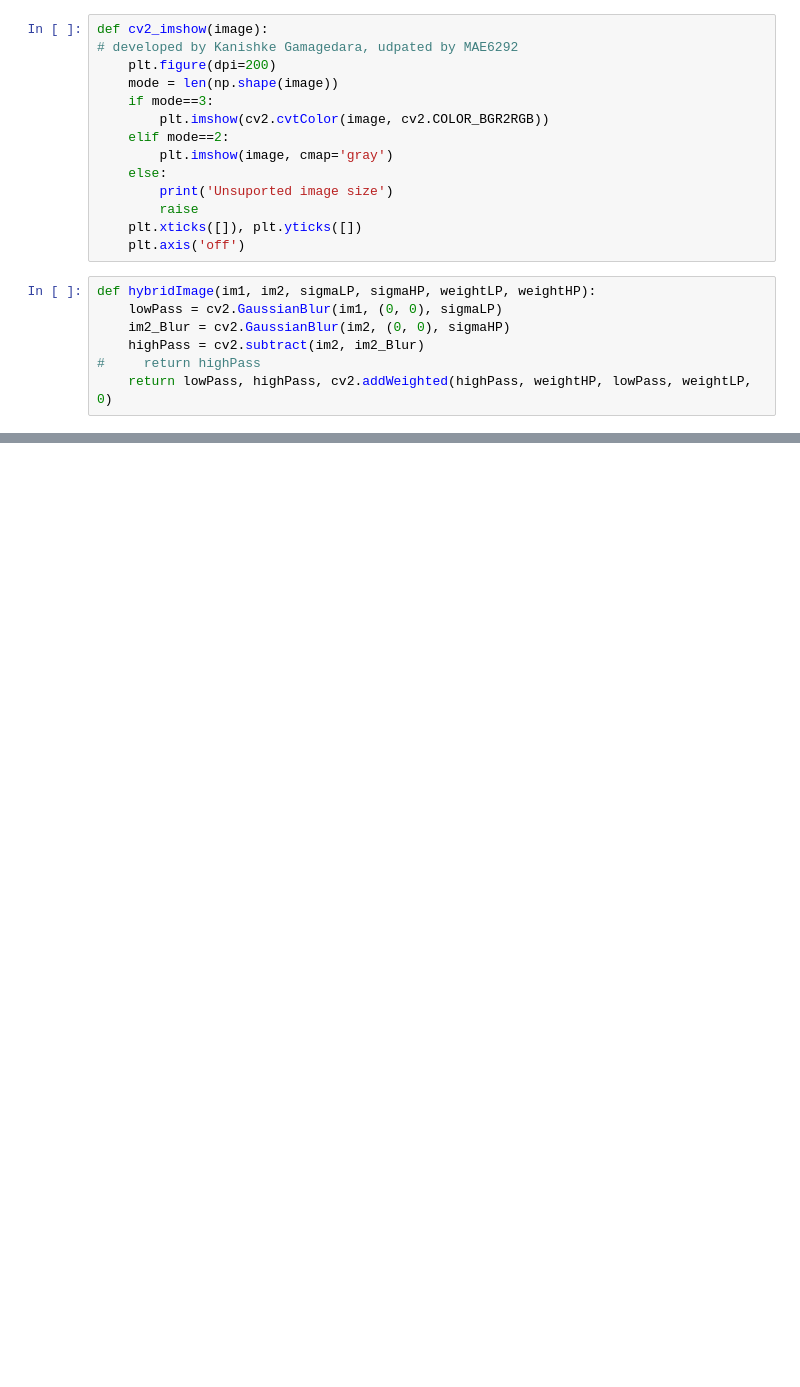
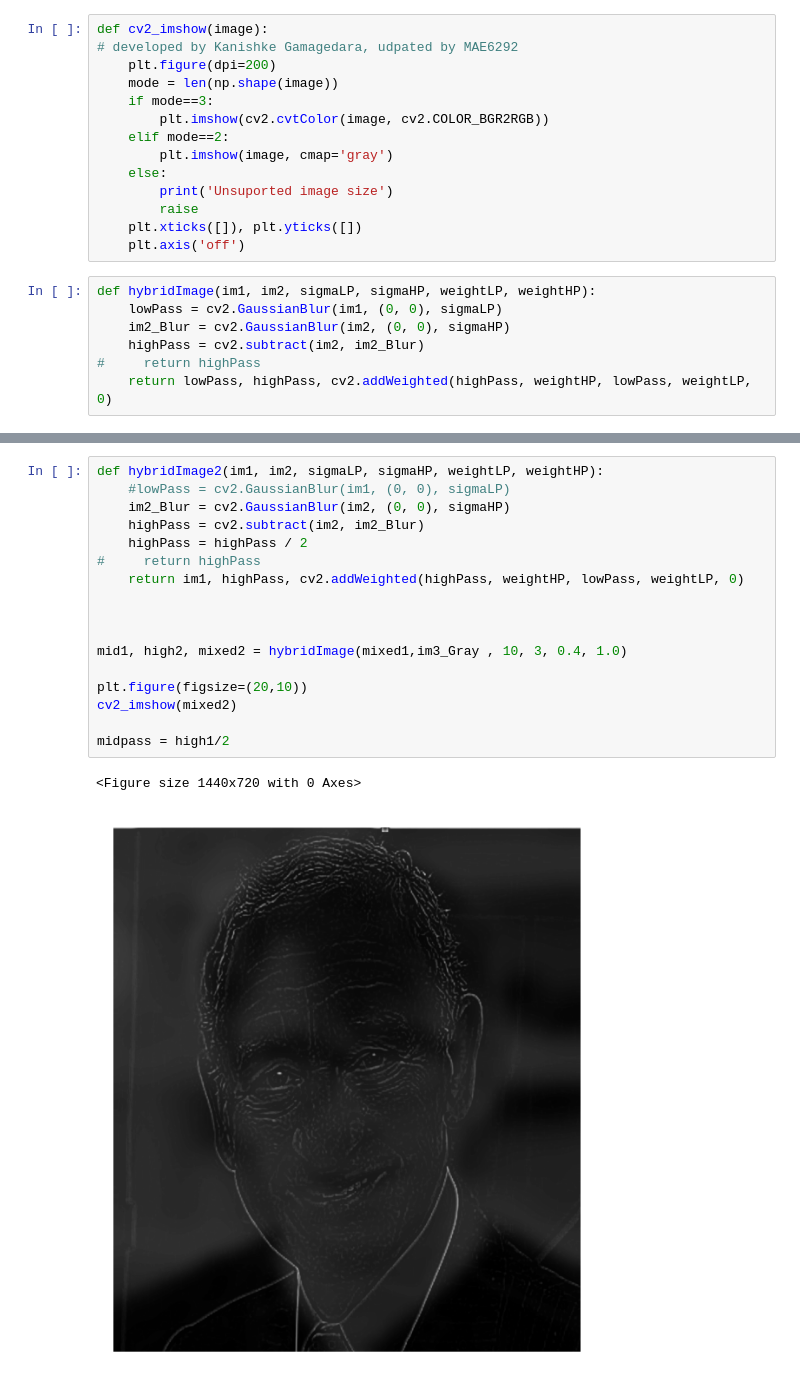
Before and after one commit to Shiv-Shah/CompPhoto_Project2_GWU, a Jupyter notebook: Project 2.ipynb, the cells around one changed output, grey strips where cells are left out. Drawn from its saved outputs; the diff is of its cells as text; blank space fills up the shorter version.

```diff
--- a/Project 2.ipynb
+++ b/Project 2.ipynb
@@ -60,0 +64,20 @@ plt.imshow(np.log(np.abs(np.fft.fftshift(np.fft.fft2(high1)))))
+# %%
+def hybridImage2(im1, im2, sigmaLP, sigmaHP, weightLP, weightHP):
+    #lowPass = cv2.GaussianBlur(im1, (0, 0), sigmaLP)
+    im2_Blur = cv2.GaussianBlur(im2, (0, 0), sigmaHP)
+    highPass = cv2.subtract(im2, im2_Blur)
+    highPass = highPass / 2
+#     return highPass
+    return im1, highPass, cv2.addWeighted(highPass, weightHP, lowPass, weightLP, 0)
+
+
+
+mid1, high2, mixed2 = hybridImage(mixed1,im3_Gray , 10, 3, 0.4, 1.0)
+
+plt.figure(figsize=(20,10))
+cv2_imshow(mixed2)
+
+midpass = high1/2
+# %% [output]
+<Figure size 1440x720 with 0 Axes>
+[figure, added]
```
Also changed, not shown: parts of 3 cells of this notebook, 2 other files.
